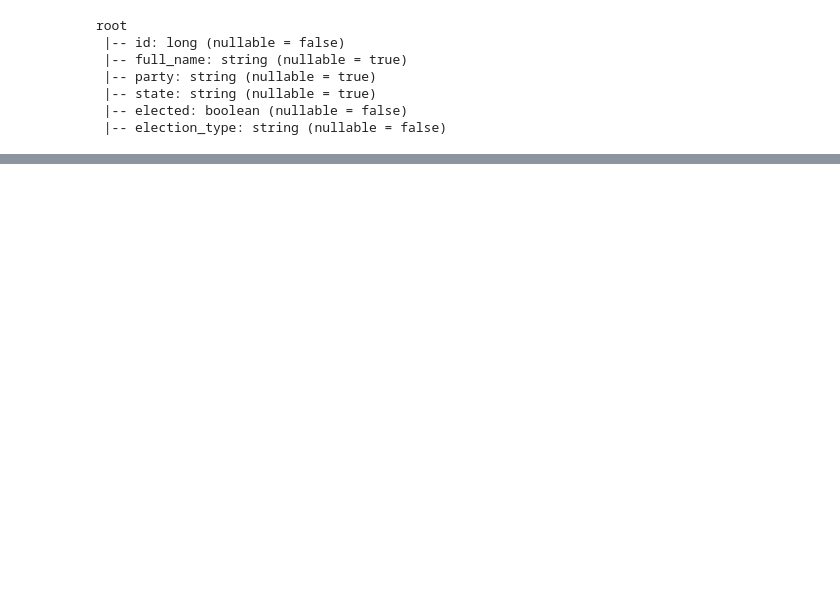
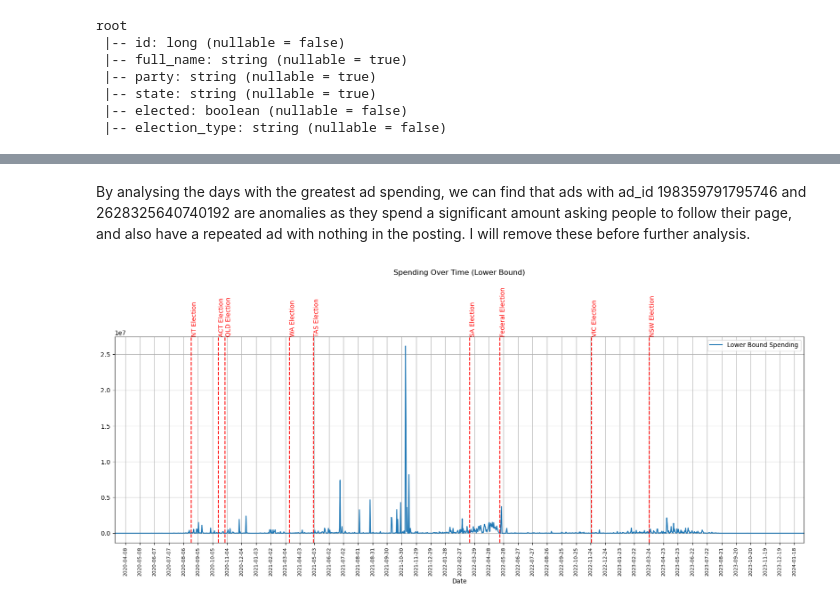
Before and after one commit to JoshuaWang8/political-ads-analysis, a Jupyter notebook: political-ad-analysis.ipynb, the cells around one changed output, grey strips where cells are left out. Saved outputs shown, nothing was run; the diff lists cells and outputs as text; code cells hidden in the pictures; blank space fills up the shorter version.

```diff
--- a/political-ad-analysis.ipynb
+++ b/political-ad-analysis.ipynb
@@ -313,0 +484,2 @@ root
+# %% [markdown]
+By analysing the days with the greatest ad spending, we can find that ads with ad_id 198359791795746 and 2628325640740192 are anomalies as they spend a significant amount asking people to follow their page, and also have a repeated ad with nothing in the posting. I will remove these before further analysis.
@@ -313,0 +489,46 @@ root
+# %%
+# Political events which occurred
+events = {
+    pd.to_datetime("2020-10-17"): "ACT Election",
+    pd.to_datetime("2020-10-31"): "QLD Election",
+    pd.to_datetime("2022-11-26"): "VIC Election",
+    pd.to_datetime("2023-03-25"): "NSW Election",
+    pd.to_datetime("2020-08-22"): "NT Election",
+    pd.to_datetime("2021-03-13"): "WA Election",
+    pd.to_datetime("2021-05-01"): "TAS Election",
+    pd.to_datetime("2022-03-19"): "SA Election",
+    pd.to_datetime("2022-05-21"): "Federal Election",
+}
+# %%
+# Aggregate spending over time over new data
+spending_over_time = candidate_ads.groupBy(
+    "year", "month", "day"
+).agg(
+    sum("spend.lower_bound").alias("lower_bound_spend"),
+    sum("spend.upper_bound").alias("upper_bound_spend"),
+)
+# %%
+spending_pd = spending_over_time.toPandas()
+spending_pd['date'] = pd.to_datetime(spending_pd[['year', 'month', 'day']])
+spending_pd = spending_pd.sort_values(by='date')
+# %%
+# Plotting the spending over time
+plt.figure(figsize=(20, 6))
+plt.plot(spending_pd['date'], spending_pd["lower_bound_spend"], label='Lower Bound Spending')
+plt.xlabel('Date')
+locator = MaxNLocator(integer=True, nbins=48)
+plt.gca().xaxis.set_major_locator(locator)
+plt.gca().set_xlim(min(spending_pd["date"]), max(spending_pd["date"]))
+plt.xticks(rotation=90, ha='center', fontsize=8)
+
+# Show political events
+for date, event in events.items():
+    plt.axvline(x=date, color='red', linestyle='--')
+    plt.text(date, plt.ylim()[1], event, color='red', fontsize=10, rotation=90, verticalalignment='bottom')
+
+plt.title('Spending Over Time (Lower Bound)', pad=100)
+plt.legend()
+plt.grid(True)
+plt.show()
+# %% [output]
+[figure, added]
```
Also changed, not shown: parts of 42 cells of this notebook.
